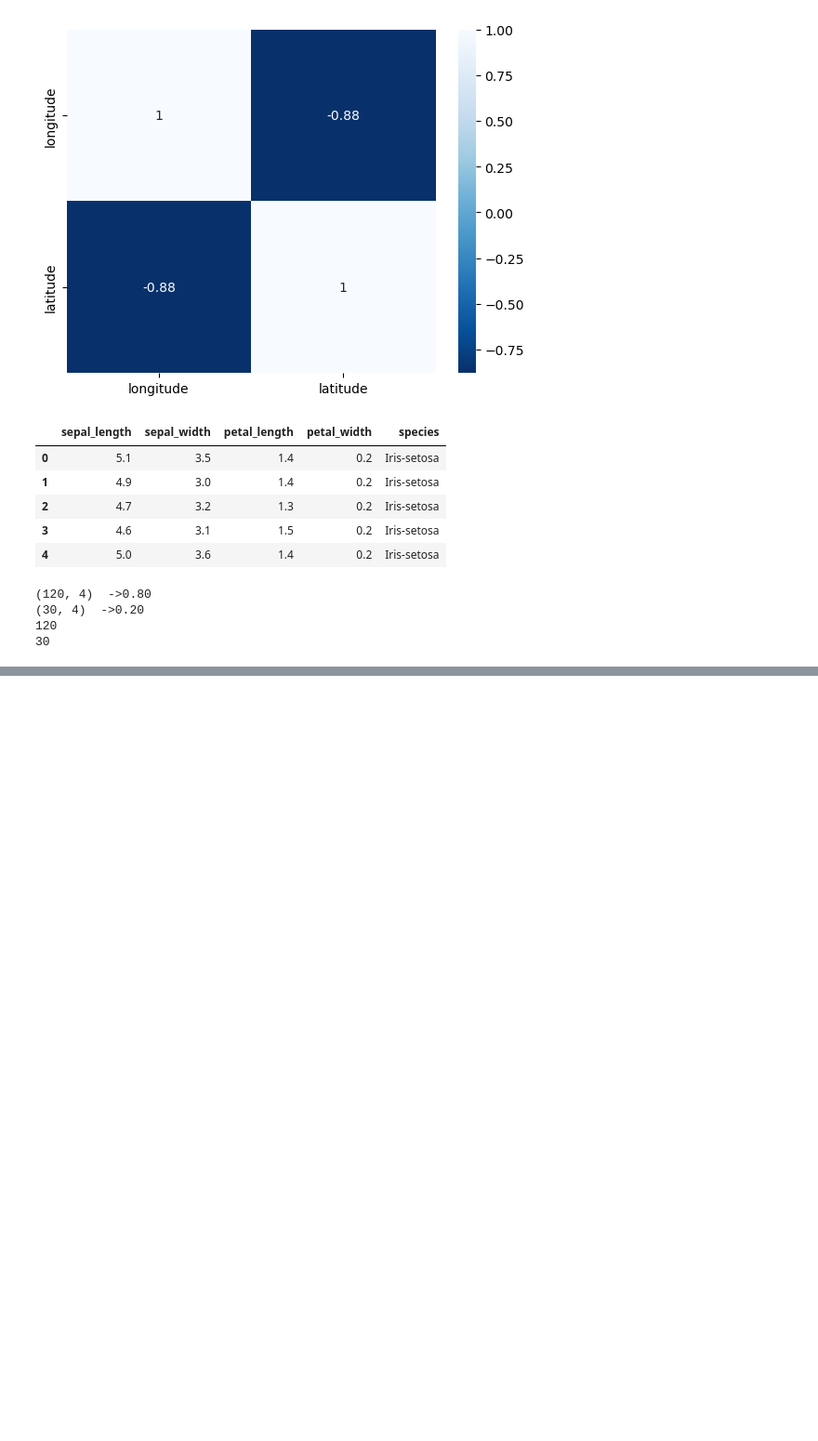
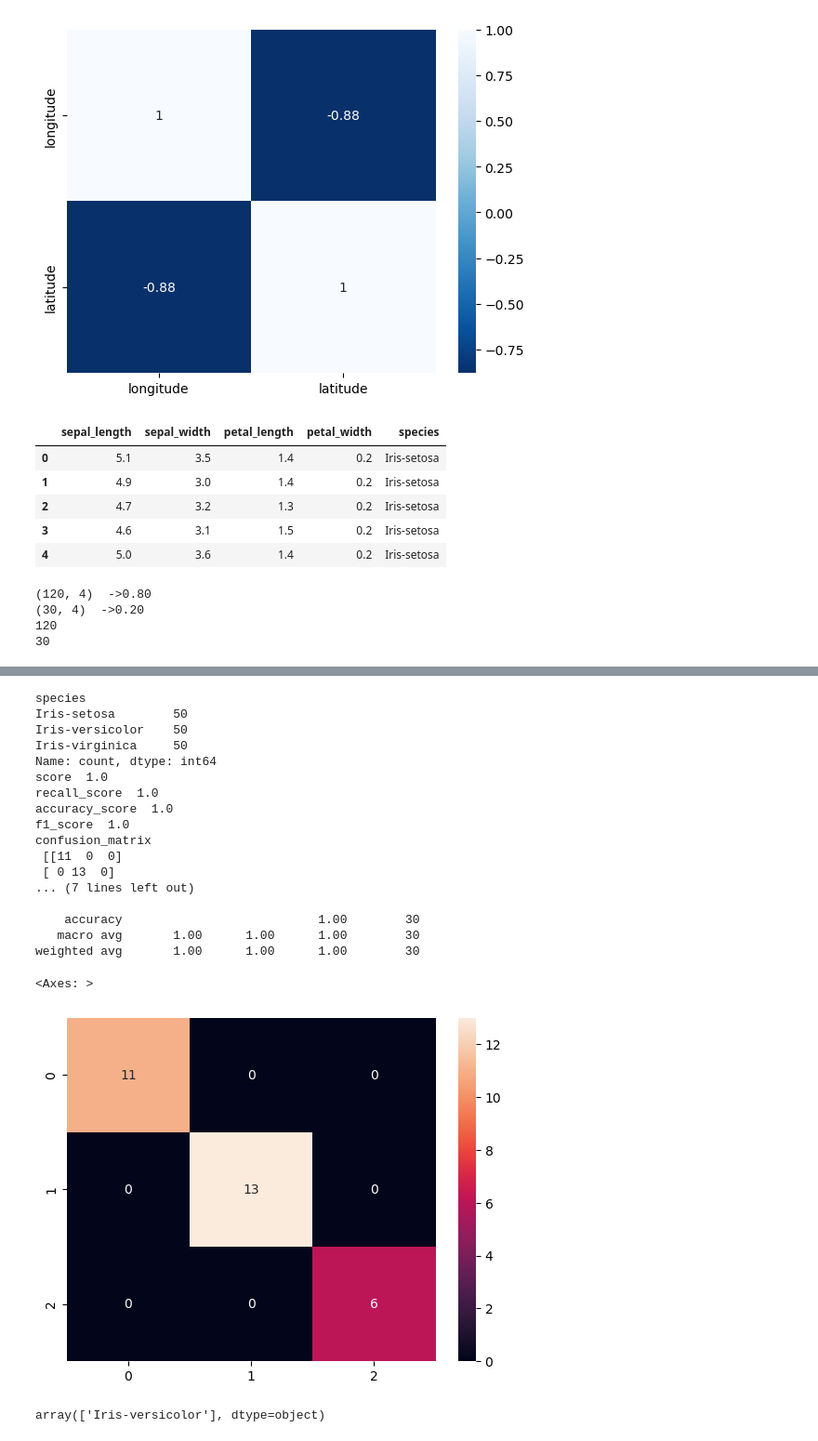
Before and after one commit to DaarcyDev/Analitics, a Jupyter notebook: ejercicio2.ipynb, the cells around one changed output, grey strips where cells are left out. Shown at 93% size. Drawn from its saved outputs; the diff is of its cells as text; code cells hidden in the pictures; blank space fills up the shorter version.

Commit message:
predictions

```diff
--- a/ejercicio2.ipynb
+++ b/ejercicio2.ipynb
@@ -454,3 +456,7 @@ prediccion= modelo.predict(xtest)
 (30, 4)  ->0.20
 120
 30
+# %%
+svm = SVC( probability=True)
+modelo = svm.fit(xtrain,ytrain)
+prediccion = modelo.predict(xtest)
@@ -456,0 +489,42 @@ prediccion= modelo.predict(xtest)
+# %%
+print(df['species'].value_counts())
+print('score ',modelo.score(xtest, ytest))
+
+print("recall_score ", recall_score(prediccion, ytest, average='micro'))
+print("accuracy_score ", accuracy_score(prediccion, ytest))
+print("f1_score ", f1_score(prediccion, ytest, average='micro'))
+print("confusion_matrix \n", confusion_matrix(prediccion, ytest))
+print("classification_report \n", classification_report(prediccion, ytest))
+
+cf = confusion_matrix(prediccion, ytest)
+sns.heatmap(cf, annot=True)
+# %% [output]
+species
+Iris-setosa        50
+Iris-versicolor    50
+Iris-virginica     50
+Name: count, dtype: int64
+score  1.0
+recall_score  1.0
+accuracy_score  1.0
+f1_score  1.0
+confusion_matrix
+ [[11  0  0]
+ [ 0 13  0]
+... (7 lines left out)
+
+    accuracy                           1.00        30
+   macro avg       1.00      1.00      1.00        30
+weighted avg       1.00      1.00      1.00        30
+<Axes: >
+[figure, added]
+# %%
+data = {"sepal_length":1.2,"sepal_width":3.4,"petal_length":3.2,"petal_width":1.9}
+
+p = pd.DataFrame(data, index=[0])
+p
+np = modelo.predict(p)
+np
+sle.inverse_transform(np.tolist())
+# %% [output]
+array(['Iris-versicolor'], dtype=object)
```
Also changed, not shown: parts of 2 cells of this notebook.
